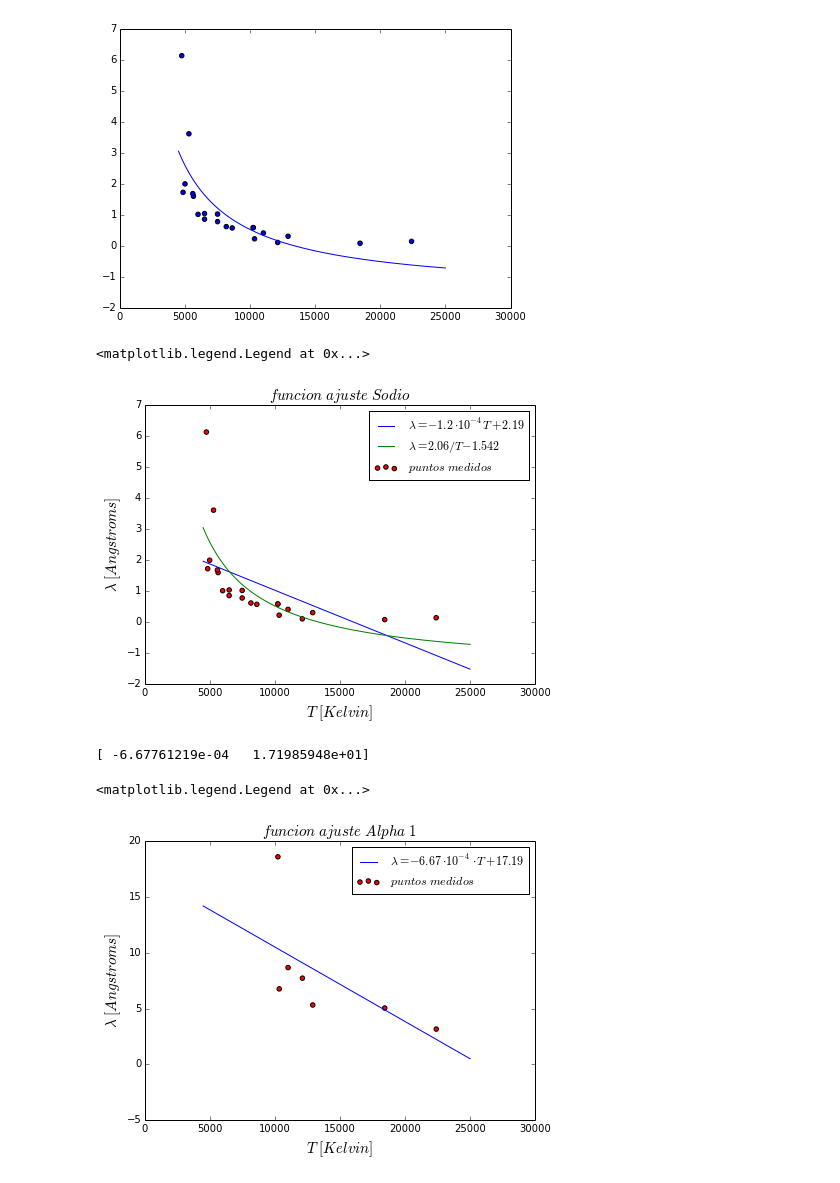
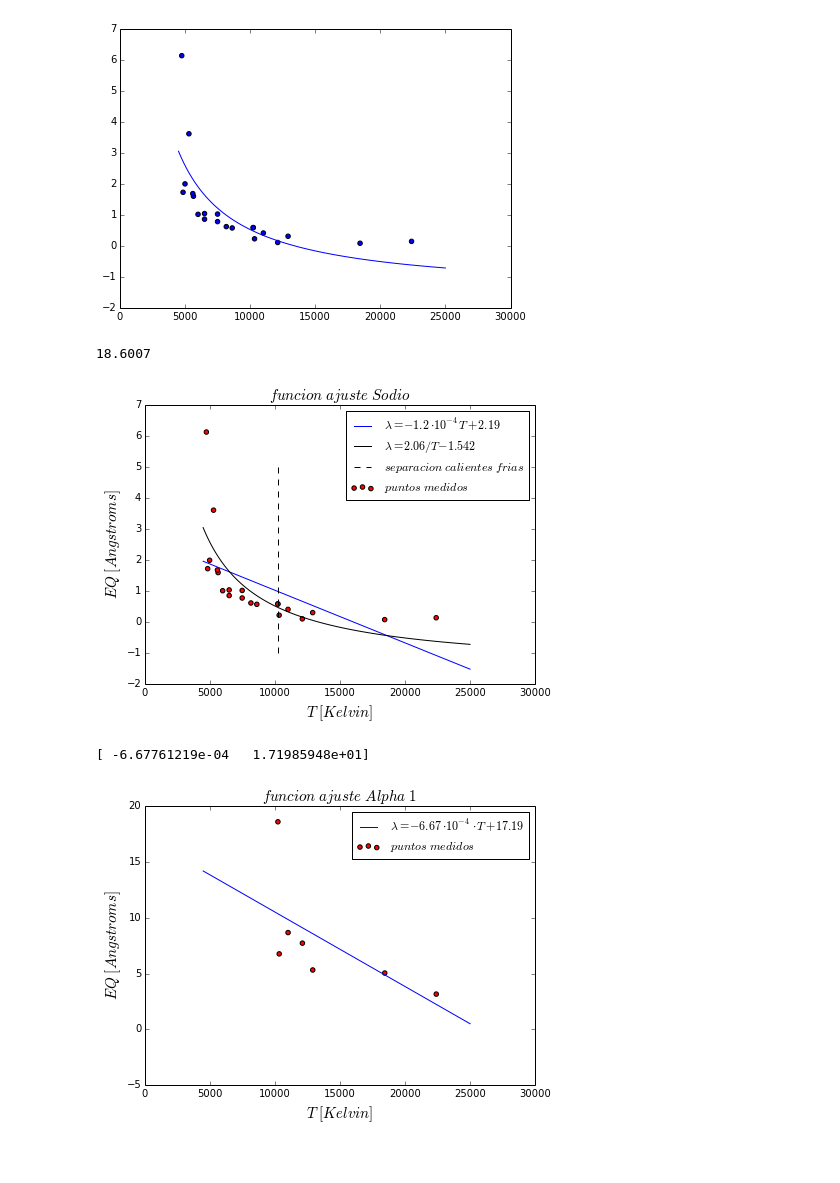
Before and after one commit to daniel-lozano/Metodos_astro, a Jupyter notebook: metodos astrofisicos/Taller_14_de_noviembre.ipynb, the cells around one changed output. Cells and saved outputs as stored; diff of their text form; code cells hidden in the pictures.

Commit message:
imagenes y correccion

```diff
--- a/metodos astrofisicos/Taller_14_de_noviembre.ipynb
+++ b/metodos astrofisicos/Taller_14_de_noviembre.ipynb
@@ -106,3 +107,7 @@ legend()
+# %%
+centro=Temp_1[-1]
+linea=linspace(-1,5,100)
+T=centro*ones(size(linea))
 # %%
 from scipy.optimize import curve_fit
 
@@ -135,17 +141,22 @@ scatter(TEMP,NA)
 <matplotlib.collections.PathCollection at 0x...>
 [figure]
 # %%
-plot(x_na,y_na,label="$\lambda=-1.2\cdot10^{-4}T+2.19$")
-plot(x_na1,y_na1,label="$ \lambda=2.06/T  -1.542 $")
+plot(x_na,y_na,"b",label="$\lambda=-1.2\cdot10^{-4}T+2.19$")
+plot(x_na1,y_na1,"k",label="$ \lambda=2.06/T  -1.542 $")
 scatter(TEMP,NA,c="r",label="$puntos\ medidos$")
 
 xlabel("$T\ [Kelvin]$",size=15)
-ylabel("$\lambda\ [Angstroms]$",size=15)
+ylabel("$EQ\ [Angstroms]$",size=15)
 title("$ funcion\ ajuste\ Sodio $",size=15)
+print Alpha_1[-1]
+plot(T,linea,"k--",label="$ separacion\ calientes\ frias\ $")
+
+
 legend()
+savefig("ajuste_doblete_sodio.png")
 # %% [output]
-<matplotlib.legend.Legend at 0x...>
+18.6007
-[figure, old version]
+[figure, new version]
 # %%
 cte1=polyfit(Temp_1,Alpha_1,1)
 x_na=linspace(4500,25000,100)
@@ -157,13 +168,13 @@ print cte1
 plot(x_na,y_na,label="$\lambda=-6.67\cdot10^{-4}\cdot{T}+17.19$")
 scatter(Temp_1,Alpha_1,c="r",label="$puntos\ medidos$")
 xlabel("$T\ [Kelvin]$",size=15)
-ylabel("$\lambda\ [Angstroms]$",size=15)
+ylabel("$EQ\ [Angstroms]$",size=15)
 title("$ funcion\ ajuste\ Alpha\ 1 $",size=15)
 legend()
+savefig("ajuste_H_alpha_altas.png")
 # %% [output]
 [ -6.67761219e-04   1.71985948e+01]
-<matplotlib.legend.Legend at 0x...>
-[figure, old version]
+[figure, new version]
 # %%
 cte2=polyfit(Temp_2,Alpha_2,1)
 x_na=linspace(4500,25000,100)
```
Also changed, not shown: parts of 6 cells of this notebook, 3 other files.
